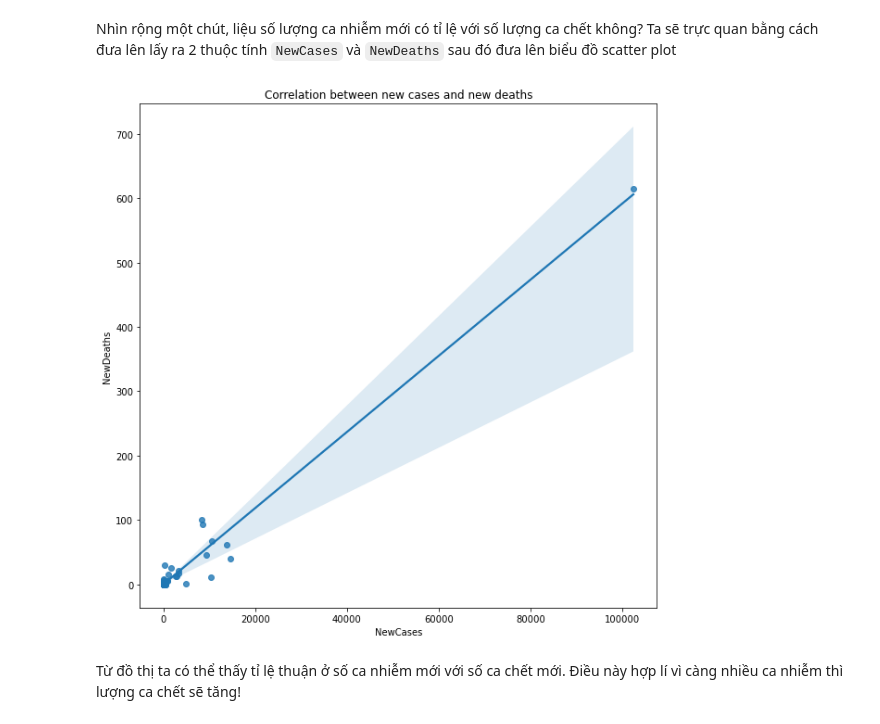
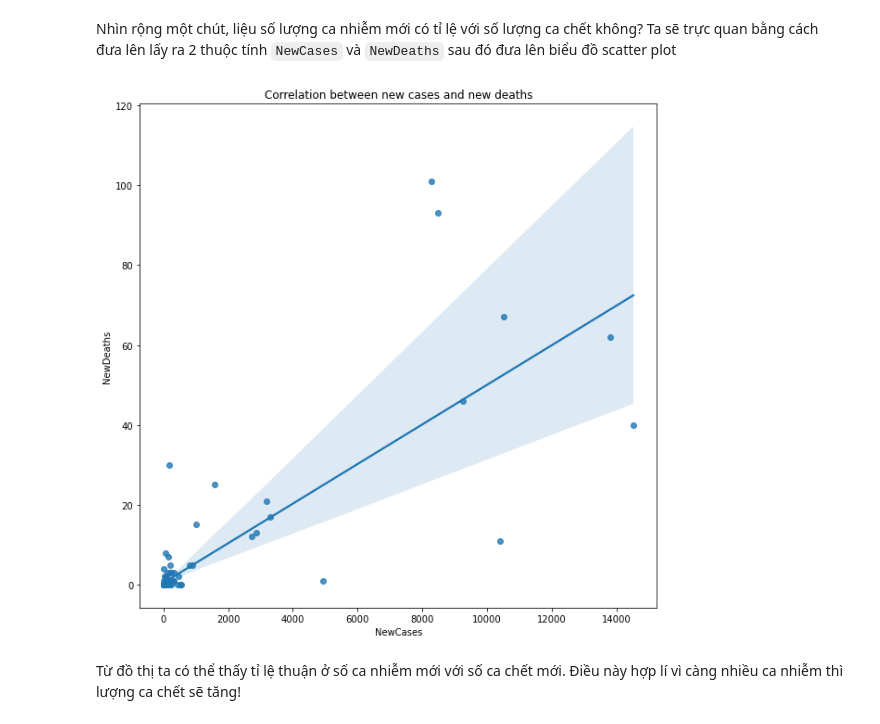
Before and after one commit to vntan/Covid-19-Analysis, a Jupyter notebook: Visualization.ipynb, the cells around one changed output. Drawn from its saved outputs; the diff is of its cells as text; code cells hidden in the pictures.

```diff
--- a/Visualization.ipynb
+++ b/Visualization.ipynb
@@ -119,10 +121,10 @@ Nhìn rộng một chút, liệu số lượng ca nhiễm mới có tỉ lệ v
 # %%
 # Plotting
 fig, ax = plt.subplots(figsize=(10, 10))
-sns.regplot(data=check_df, x='NewCases', y='NewDeaths')
+sns.regplot(data=check_df.iloc[1:], x='NewCases', y='NewDeaths')
 ax.set(title='Correlation between new cases and new deaths');
 # %% [output]
-[figure, old version]
+[figure, new version]
 # %% [markdown]
 Từ đồ thị ta có thể thấy tỉ lệ thuận ở số ca nhiễm mới với số ca chết mới. Điều này hợp lí vì càng nhiều ca nhiễm thì lượng ca chết sẽ tăng!
 # %% [markdown]
```
Also changed, not shown: parts of 8 cells of this notebook.
